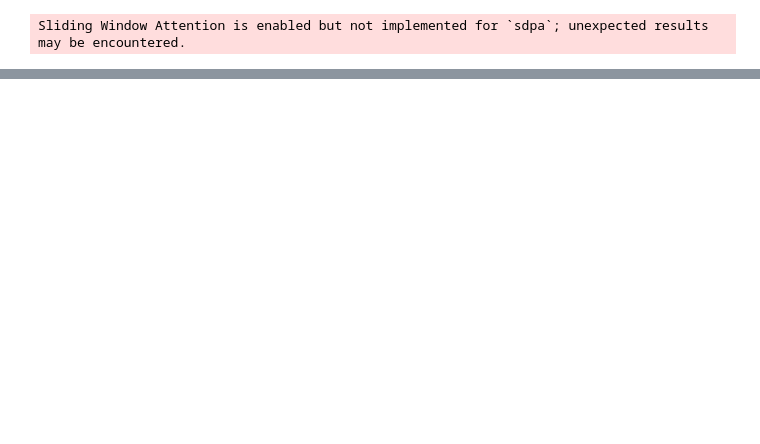
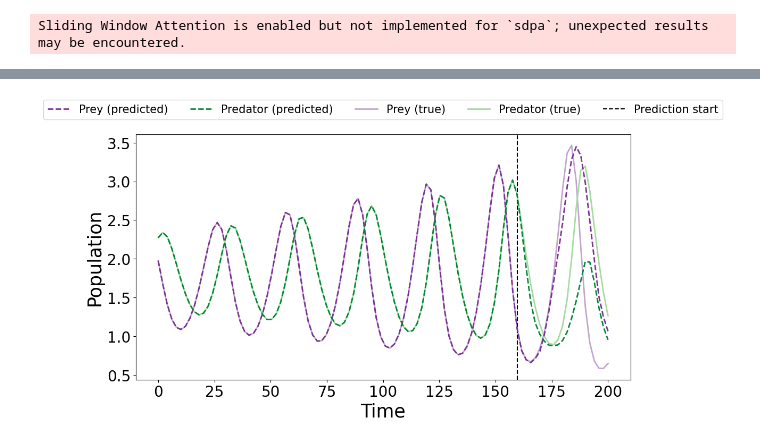
Before and after one commit to ljf441/tsllm, a Jupyter notebook: src/ctx_gridsearch.ipynb, the cells around one changed output, grey strips where cells are left out. Saved outputs shown, nothing was run; the diff lists cells and outputs as text; code cells hidden in the pictures; blank space fills up the shorter version.

```diff
--- a/src/ctx_gridsearch.ipynb
+++ b/src/ctx_gridsearch.ipynb
@@ -63,7 +63,7 @@ learning_rate = best_overall_params['learning_rate']
 
 ctx_lengths = [128, 512, 768]
 
-max_ctx_length = ctx_lengths[0]
+max_ctx_length = ctx_lengths[1]
 # %%
 # Define LoRA layers
 class LoRALinear(nn.Module):
@@ -295,28 +300,35 @@ Error:
 # %%
 # Test the model
+iterations = 0
 model.eval()
 with torch.no_grad():
     for (batch,) in tqdm(test_loader_local):
         outputs = model.generate(batch, attention_mask = torch.ones_like(batch), max_new_tokens=max_ctx_length*2)
         prediction = tokenizer.decode(outputs[0], skip_special_tokens=True)
         prediction_decoded = decoding(prediction)
         break
+        # if iterations == 2:
+        #     break
+        # iterations += 1
+
 
 test_decoded = decoding(test_texts_all[0])
 
 colours = ['#7b3294', '#c2a5cf', '#a6dba0', '#008837']
 _, _, time = get_dataset()
 fig, ax = plt.subplots(figsize=(12, 6))
 ax.plot(time, prediction_decoded[0], label='Prey (predicted)', linestyle="--", zorder=100, color=colours[0], linewidth=2)
 ax.plot(time, prediction_decoded[1], label='Predator (predicted)', linestyle="--", zorder=100, color=colours[3], linewidth=2)
 ax.plot(time, test_decoded[0], label='Prey (true)', color=colours[1], linewidth=2)
 ax.plot(time, test_decoded[1], label='Predator (true)', color=colours[2], linewidth=2)
 ax.axvline(time[79], color='black', linestyle='--', label='Prediction start')
 ax.set_xlabel('Time')
 ax.set_ylabel('Population')
 ax.legend(fontsize=15, ncol=5, bbox_to_anchor=(0.5, 1.1), loc='center')
 plt.savefig(f'../plots/{max_ctx_length}_inspection.png')
 plt.show()
+# %% [output]
+[figure, added]
 # %%
 # Clean up
 del model
```
Also changed, not shown: parts of 2 cells of this notebook, 20 other files.
